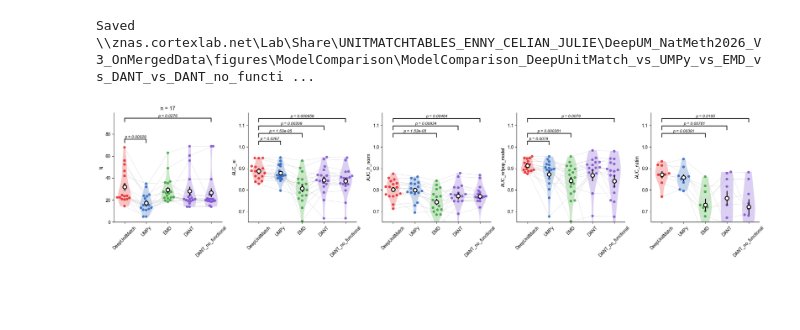
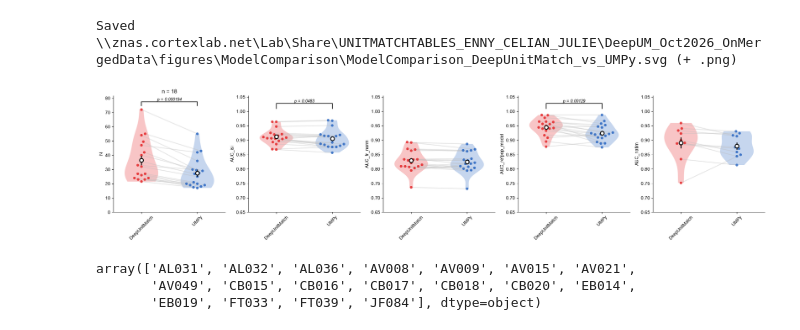
Before and after one commit to EnnyvanBeest/UnitMatch, a Jupyter notebook: UnitMatchPy/PaperAnalyses/figure-model-comparison.ipynb, the cells around one changed output. Drawn from its saved outputs; the diff is of its cells as text; code cells hidden in the pictures; blank space fills up the shorter version.

```diff
--- a/UnitMatchPy/PaperAnalyses/figure-model-comparison.ipynb
+++ b/UnitMatchPy/PaperAnalyses/figure-model-comparison.ipynb
@@ -357,7 +357,7 @@ def paired_violin_plot(
     for i in range(n_samples):
         ax.plot(xx[:, i], M[:, i],
                 color="0.75",
-                lw=1,
+                lw=2,
                 alpha=alpha_lines,
                 zorder=1)
 
@@ -396,7 +396,7 @@ def paired_violin_plot(
 # %%
 # fast_testing.py writes RESULTS_DIR/<group>/ (each model's own matches) and
 # RESULTS_DIR/<group>/N_set_by_DeepUnitMatch/ (N per session pair set by DeepUnitMatch)
-GROUP = "algo"  # where DeepUnitMatch (and models in several groups) are read from
+GROUP = "pipelines"  # where DeepUnitMatch (and models in several groups) are read from
 FIXED_N = ""    # or "N_set_by_DeepUnitMatch"
 
 
@@ -412,10 +412,17 @@ def results_csv(model):
 MIN_MATCHES = 20
 models = [
               "DeepUnitMatch",
+            #   "DUM_legacy",
+            #   "EMD",
+            #   "DANT",
+            #   "DANT_no_functional",
+            #   "DUM_pairCandidates", "DUM_pairBayes",
+            #   "DUM_pairCandidates_pairBayes",
+            #   "DUM_weights1to1",
+            #   "DUM_pairCandidates_pairBayes_pairPrior", "DUM_pairCandidates_pairBayes_pairPrior_bothDirections",
               "UMPy",
-              "EMD",
-              "DANT",
-              "DANT_no_functional",
+            #   "UMPy_pairCandidates", "UMPy_pairBayes", "UMPy_pairCandidates_pairBayes", "UMPy_weights1to1",
+            #       "UMPy_pairCandidates_pairBayes_pairPrior", "UMPy_pairCandidates_pairBayes_pairPrior_bothDirections"
             #   "DANT_fixed", "DANT_no_functional_fixed", "DUM_legacy",
             #   "DUM_nodrift", "UMPy_nodrift",
             #   "UMPy_spatialonly",
@@ -473,11 +480,14 @@ for idx, metric_to_plot in enumerate(metrics_to_plot):
 
     M = []
     for model in models:
-        # session pairs -> median per recording location -> median per mouse
         avg_metric_by_mouse = (
-            merged_cut.groupby(["mouse", "probe", "loc"])[f"{metric_to_plot}_{model}"].median()
-            .groupby("mouse").median()
+            merged_cut.groupby("mouse")[f"{metric_to_plot}_{model}"].median()
         )
+        # # session pairs -> median per recording location -> median per mouse
+        # avg_metric_by_mouse = (
+        #     merged_cut.groupby(["mouse", "probe", "loc"])[f"{metric_to_plot}_{model}"].median()
+        #     .groupby("mouse").median()
+        # )
         if metric_to_plot in ['AUC_fr', 'AUC_fr_norm', 'AUC_isi_cv', 'AUC_isi_KL', 'AUC_isi_Wasserstein']:
             avg_metric_by_mouse = 1-avg_metric_by_mouse
         M.append(avg_metric_by_mouse.values)
@@ -486,33 +496,39 @@ for idx, metric_to_plot in enumerate(metrics_to_plot):
     keep_mice = ~np.all(np.isnan(M), axis=0)
     M = M[:, keep_mice]
     mouse_list = avg_metric_by_mouse.index[keep_mice].to_list()
     if metric_to_plot == 'N':
         axes[idx].set_title(f"n = {len(mouse_list)}")
     fig, ax = paired_violin_plot(
         M,
         mouse_list = mouse_list,
         labels=models,
         ylabel=metric_to_plot,
         ylim=None if metric_to_plot == 'N' else (0.65, 1.0),  # set here, not afterwards: the swarm depends on it
         bracket_base=None if metric_to_plot == 'N' else 1.01,  # same bracket height (and y-axis) in all AUC panels
         comparisons=0,   # or "all" or [(0,3), (1,4)]
         show_violin = True,
         colors = None,
         ax=axes[idx]
     )
 
 plt.tight_layout()
 
 # ---------------------------------------------------
 # Save (png + editable svg), named by the compared models
 # ---------------------------------------------------
 tag = "_vs_".join(models) + (f"__{FIXED_N}" if FIXED_N else "")
 tag = re.sub(r"[^\w.=+-]", "-", tag)
 if len(tag) > 150:  # keep UNC paths under the Windows limit
     tag = tag[:140] + "_" + hashlib.md5(tag.encode()).hexdigest()[:8]
 out_path = os.path.join(FIG_DIR, f"ModelComparison_{tag}.svg")
-paper_style.save_svg(fig, out_path, png=True)
+# paper_style.save_svg(fig, out_path, png=True)
 print(f"Saved {out_path} (+ .png)")
 # %% [output]
-Saved \\znas.cortexlab.net\Lab\Share\UNITMATCHTABLES_ENNY_CELIAN_JULIE\DeepUM_NatMeth2026_V3_OnMergedData\figures\ModelComparison\ModelComparison_DeepUnitMatch_vs_UMPy_vs_EMD_vs_DANT_vs_DANT_no_functi ...
+Saved \\znas.cortexlab.net\Lab\Share\UNITMATCHTABLES_ENNY_CELIAN_JULIE\DeepUM_Oct2026_OnMergedData\figures\ModelComparison\ModelComparison_DeepUnitMatch_vs_UMPy.svg (+ .png)
-[figure, old version]
+[figure, new version]
+# %%
+np.unique(merged['mouse'])
+# %% [output]
+array(['AL031', 'AL032', 'AL036', 'AV008', 'AV009', 'AV015', 'AV021',
+       'AV049', 'CB015', 'CB016', 'CB017', 'CB018', 'CB020', 'EB014',
+       'EB019', 'FT033', 'FT039', 'JF084'], dtype=object)
```
Also changed, not shown: 1 other file.
